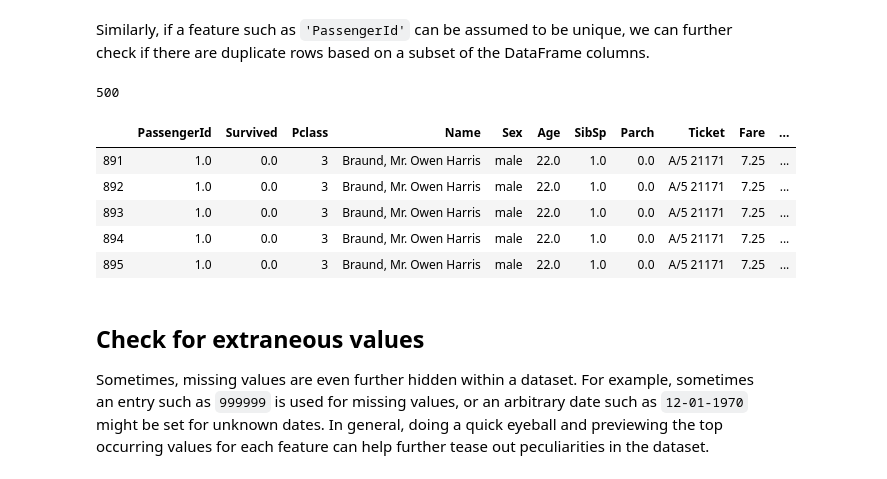
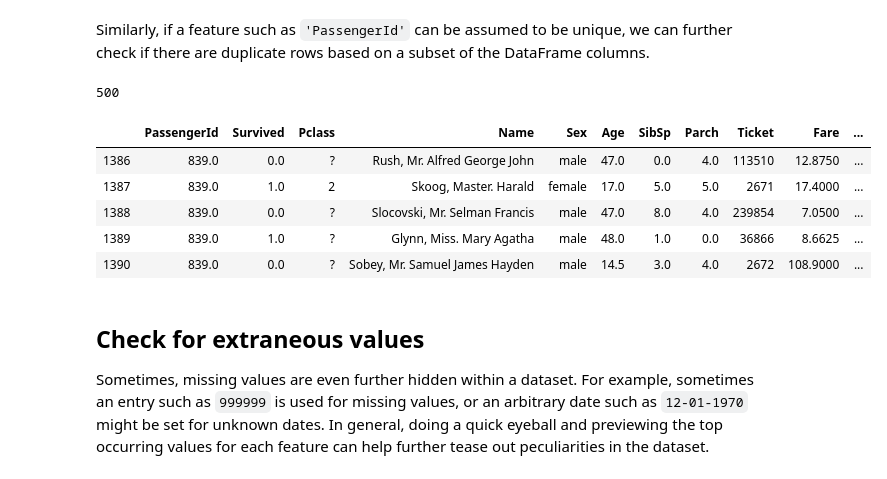
Before and after one commit to OsterMendel/dsc-more-on-missing-data-nyc-ds-021720, a Jupyter notebook: index.ipynb, the cells around one changed output. Saved outputs shown, nothing was run; the diff lists cells and outputs as text; code cells hidden in the pictures.

```diff
--- a/index.ipynb
+++ b/index.ipynb
@@ -77,15 +77,15 @@ Similarly, if a feature such as `'PassengerId'` can be assumed to be unique, we
 # %%
 duplicates = df[df.duplicated(subset='PassengerId')]
 print(len(duplicates))
-duplicates.head()
+duplicates.tail()
 # %% [output]
 500
 |  | PassengerId | Survived | Pclass | Name | Sex | Age | SibSp | Parch | Ticket | Fare | ... |
-| 891 | 1.0 | 0.0 | 3 | Braund, Mr. Owen Harris | male | 22.0 | 1.0 | 0.0 | A/5 21171 | 7.25 | ... |
-| 892 | 1.0 | 0.0 | 3 | Braund, Mr. Owen Harris | male | 22.0 | 1.0 | 0.0 | A/5 21171 | 7.25 | ... |
-| 893 | 1.0 | 0.0 | 3 | Braund, Mr. Owen Harris | male | 22.0 | 1.0 | 0.0 | A/5 21171 | 7.25 | ... |
-| 894 | 1.0 | 0.0 | 3 | Braund, Mr. Owen Harris | male | 22.0 | 1.0 | 0.0 | A/5 21171 | 7.25 | ... |
-| 895 | 1.0 | 0.0 | 3 | Braund, Mr. Owen Harris | male | 22.0 | 1.0 | 0.0 | A/5 21171 | 7.25 | ... |
+| 1386 | 839.0 | 0.0 | ? | Rush, Mr. Alfred George John | male | 47.0 | 0.0 | 4.0 | 113510 | 12.8750 | ... |
+| 1387 | 839.0 | 1.0 | 2 | Skoog, Master. Harald | female | 17.0 | 5.0 | 5.0 | 2671 | 17.4000 | ... |
+| 1388 | 839.0 | 0.0 | ? | Slocovski, Mr. Selman Francis | male | 47.0 | 8.0 | 4.0 | 239854 | 7.0500 | ... |
+| 1389 | 839.0 | 1.0 | ? | Glynn, Miss. Mary Agatha | male | 48.0 | 1.0 | 0.0 | 36866 | 8.6625 | ... |
+| 1390 | 839.0 | 0.0 | ? | Sobey, Mr. Samuel James Hayden | male | 14.5 | 3.0 | 4.0 | 2672 | 108.9000 | ... |
 # %% [markdown]
 ## Check for extraneous values
 
```
